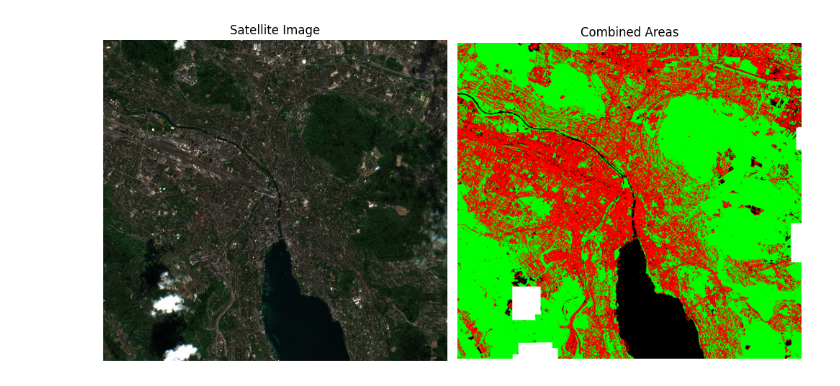
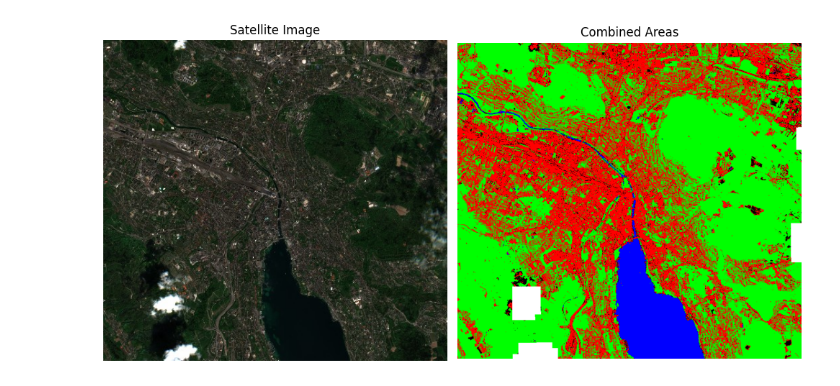
Before and after one commit to BDP25/DeepGreen, a Jupyter notebook: area_visualisation.ipynb, the cells around one changed output. Cells and saved outputs as stored; diff of their text form; code cells hidden in the pictures.

Commit message:
example for area visualisation

```diff
--- a/area_visualisation.ipynb
+++ b/area_visualisation.ipynb
@@ -24,7 +24,7 @@ def get_area_mask(time_stamp: str,
         "cloud": "es_clm_binary.js",
         "buildup": "es_bua_binary.js",
         "green": "es_gc_binary.js",
-        "water": ""
+        "water": "es_w_binary.js"
     }
     script = eval_script_map[area_type]
     area_mask = get_img(
@@ -72,19 +72,20 @@ else:
 cloud_mask = get_area_mask(time_stamp, "cloud", bbox=bbox, config=config)
 buildup_mask = get_area_mask(time_stamp, "buildup", bbox=bbox, config=config)
 green_mask = get_area_mask(time_stamp, "green", bbox=bbox, config=config)
-# water_mask = get_area_mask(time_stamp, "water", bbox=bbox, config=config)
+water_mask = get_area_mask(time_stamp, "water", bbox=bbox, config=config)
+# %%
+combined_mask = AOISegment.combine_masks(cloud_mask, buildup_mask, green_mask, water_mask)
 # %%
-combined_mask = AOISegment.combine_masks(cloud_mask, buildup_mask, green_mask)
 fig, axs = plt.subplots(1, 2, figsize=(10, 5))
 axs[0].imshow(image_np)
 axs[0].axis("off")  # optional
 axs[0].set_title("Satellite Image")  # optional
 
 axs[1].imshow(combined_mask)
 axs[1].axis("off")
 axs[1].set_title("Combined Areas")
 
 plt.tight_layout()
 plt.show()
 # %% [output]
-[figure, old version]
+[figure, new version]
```
